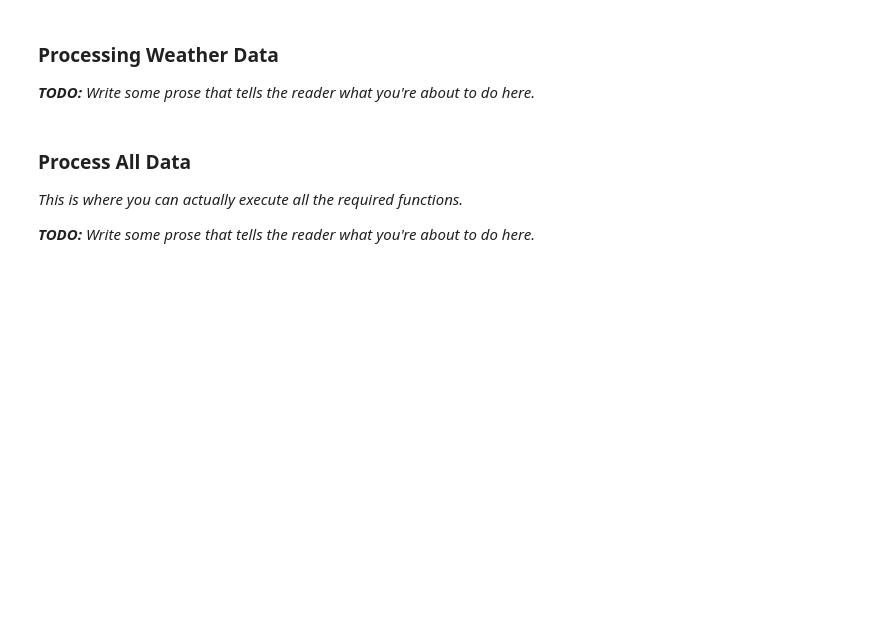
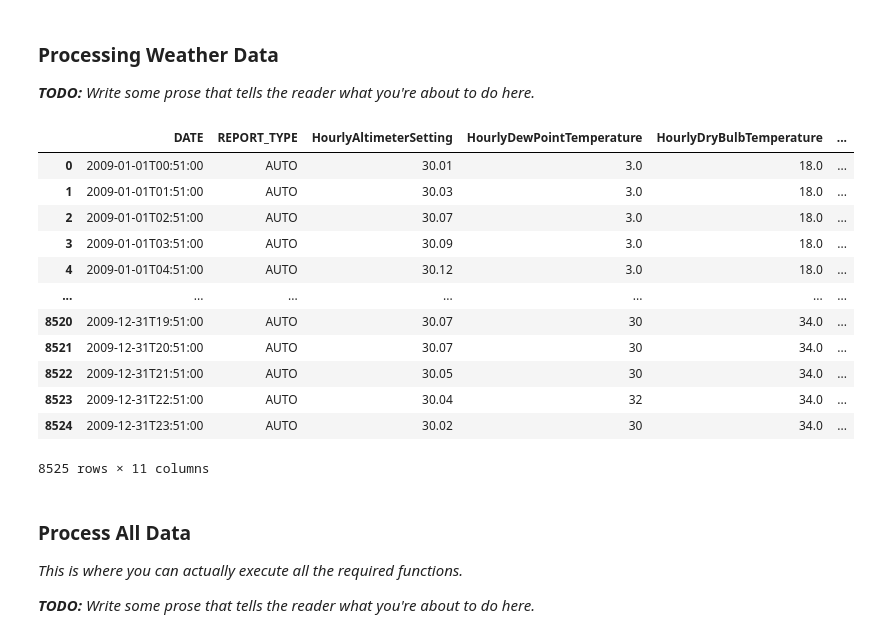
Before and after one commit to WeijianShi/4501-Project, a Jupyter notebook: Project Scaffolding.ipynb, the cells around one changed output. Cells and saved outputs as stored; diff of their text form; code cells hidden in the pictures; blank space fills up the shorter version.

```diff
--- a/Project Scaffolding.ipynb
+++ b/Project Scaffolding.ipynb
@@ -161,9 +160,31 @@ def clean_month_weather_data_hourly(csv_file):
     data=data.drop(columns=['STATION','LATITUDE','LONGITUDE','ELEVATION','NAME','BackupDirection','BackupDistance','BackupDistanceUnit','BackupElements','BackupElevation','BackupEquipment','BackupLatitude','BackupLongitude','BackupName','WindEquipmentChangeDate'])
     #有几列可用的数值实在太少，全都删去
     data=data.drop(columns=['HourlyPrecipitation','HourlyPresentWeatherType','HourlySkyConditions','HourlyStationPressure','HourlyWetBulbTemperature','HourlyPressureChange','HourlyPressureTendency','HourlyWindGustSpeed'])
-    #对于source这一列来说，
+    #对于source这一列来说，只有取4才有意义，删去取0的行，然后将这一列删去
+    data=data[data['SOURCE']!="O"]
+    data=data.drop(columns=['SOURCE'])
+    #删除空缺行
+    data=data.dropna(axis=0,how='any')
+    #重新排列了一下index
+    data.reset_index(drop=True, inplace=True)
 
     return data
+# %%
+clean_month_weather_data_hourly(r'C:\Users\jiashaoxiong\Documents\GitHub\4501-Project\weather\2009_weather.csv')
+# %% [output]
+|  | DATE | REPORT_TYPE | HourlyAltimeterSetting | HourlyDewPointTemperature | HourlyDryBulbTemperature | ... |
+| 0 | 2009-01-01T00:51:00 | AUTO | 30.01 | 3.0 | 18.0 | ... |
+| 1 | 2009-01-01T01:51:00 | AUTO | 30.03 | 3.0 | 18.0 | ... |
+| 2 | 2009-01-01T02:51:00 | AUTO | 30.07 | 3.0 | 18.0 | ... |
+| 3 | 2009-01-01T03:51:00 | AUTO | 30.09 | 3.0 | 18.0 | ... |
+| 4 | 2009-01-01T04:51:00 | AUTO | 30.12 | 3.0 | 18.0 | ... |
+| ... | ... | ... | ... | ... | ... | ... |
+| 8520 | 2009-12-31T19:51:00 | AUTO | 30.07 | 30 | 34.0 | ... |
+| 8521 | 2009-12-31T20:51:00 | AUTO | 30.07 | 30 | 34.0 | ... |
+| 8522 | 2009-12-31T21:51:00 | AUTO | 30.05 | 30 | 34.0 | ... |
+| 8523 | 2009-12-31T22:51:00 | AUTO | 30.04 | 32 | 34.0 | ... |
+| 8524 | 2009-12-31T23:51:00 | AUTO | 30.02 | 30 | 34.0 | ... |
+8525 rows × 11 columns
 # %%
 def clean_month_weather_data_daily(csv_file):
     raise NotImplemented()
```
Also changed, not shown: parts of 1 cell of this notebook.
